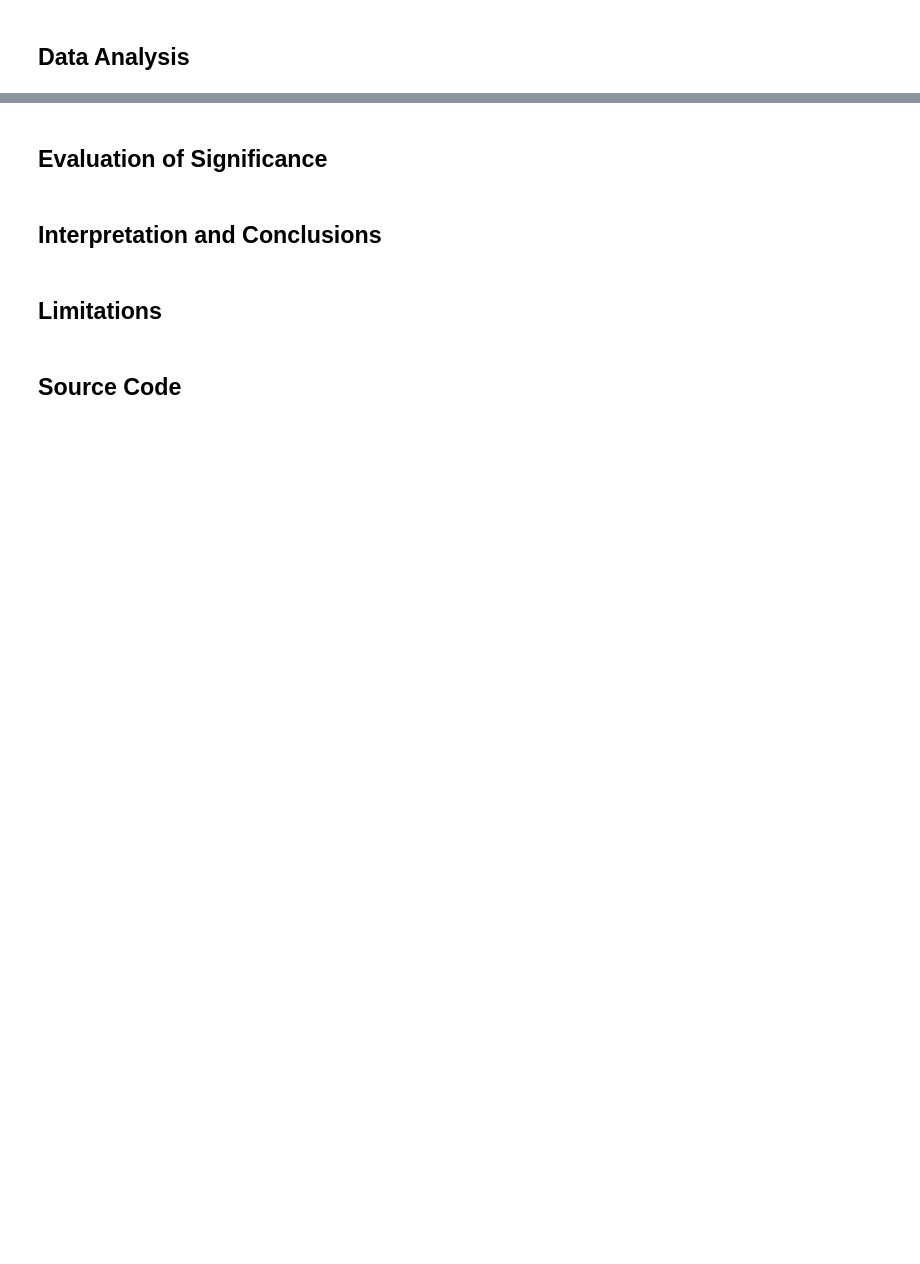
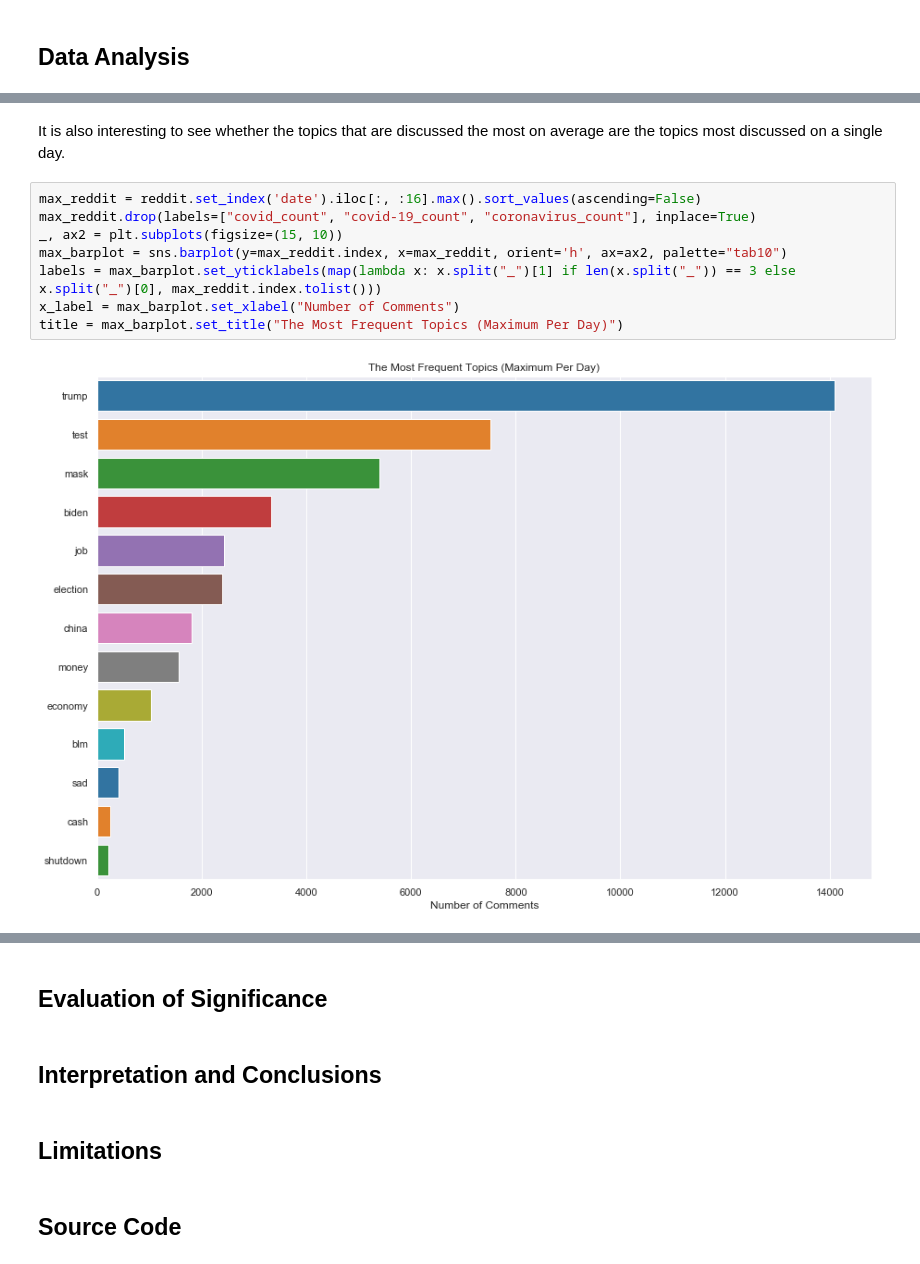
Before and after one commit to kaiyue95/INFO-2950-Final-Project, a Jupyter notebook: phase_4.ipynb, the cells around one changed output, grey strips where cells are left out. Drawn from its saved outputs; the diff is of its cells as text; blank space fills up the shorter version.

```diff
--- a/phase_4.ipynb
+++ b/phase_4.ipynb
@@ -10,0 +92,12 @@
+# %% [markdown]
+It is also interesting to see whether the topics that are discussed the most on average are the topics most discussed on a single day.
+# %%
+max_reddit = reddit.set_index('date').iloc[:, :16].max().sort_values(ascending=False)
+max_reddit.drop(labels=["covid_count", "covid-19_count", "coronavirus_count"], inplace=True)
+_, ax2 = plt.subplots(figsize=(15, 10))
+max_barplot = sns.barplot(y=max_reddit.index, x=max_reddit, orient='h', ax=ax2, palette="tab10")
+labels = max_barplot.set_yticklabels(map(lambda x: x.split("_")[1] if len(x.split("_")) == 3 else x.split("_")[0], max_reddit.index.tolist()))
+x_label = max_barplot.set_xlabel("Number of Comments")
+title = max_barplot.set_title("The Most Frequent Topics (Maximum Per Day)")
+# %% [output]
+[figure, added]
```
Also changed, not shown: parts of 25 cells of this notebook.
